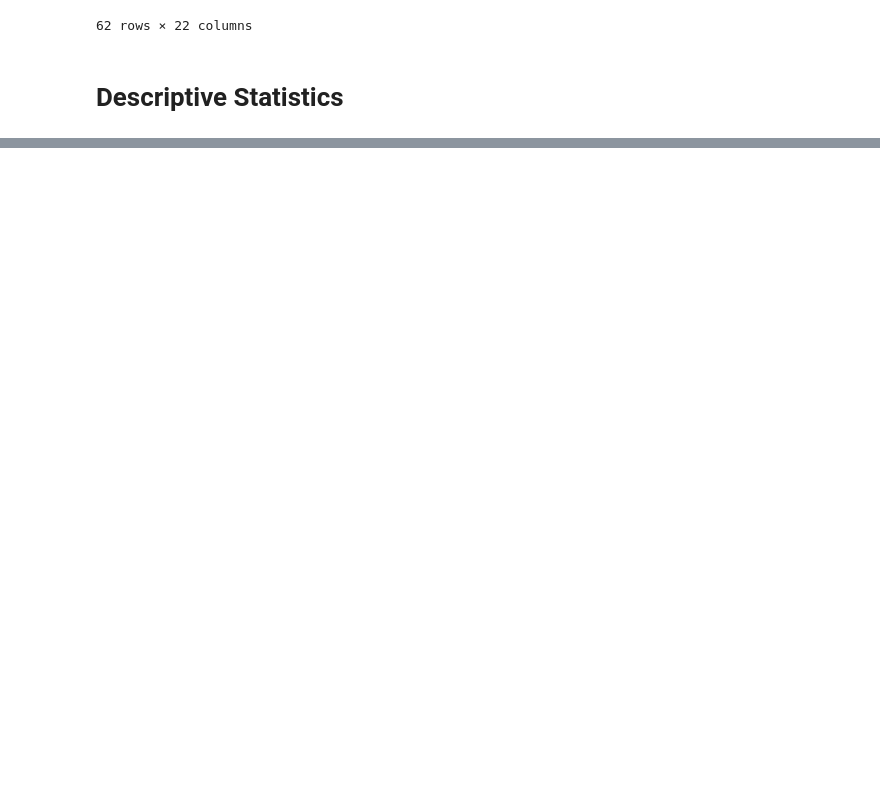
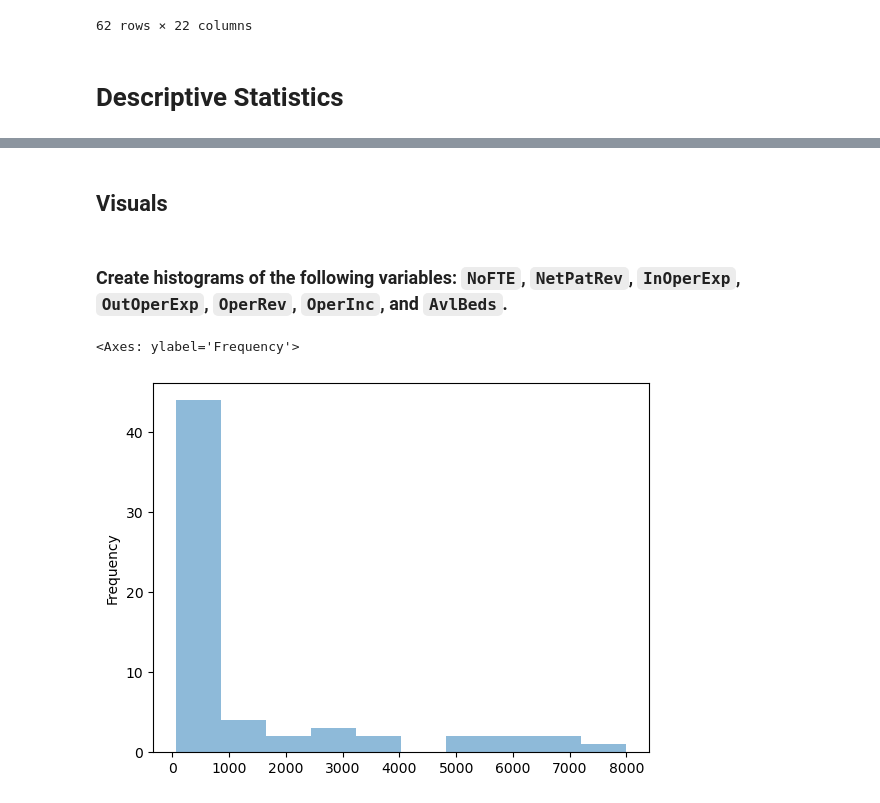
Before and after one commit to TheUltimateFishstick/week9labs, a Jupyter notebook: 09_Instructor_Lab_Morgan.ipynb, the cells around one changed output, grey strips where cells are left out. Drawn from its saved outputs; the diff is of its cells as text; code cells hidden in the pictures; blank space fills up the shorter version.

```diff
--- a/09_Instructor_Lab_Morgan.ipynb
+++ b/09_Instructor_Lab_Morgan.ipynb
@@ -229,0 +254,10 @@ Create some visuals to explore the data:
+# %% [markdown]
+## Visuals
+# %% [markdown]
+### Create histograms of the following variables: `NoFTE`, `NetPatRev`, `InOperExp`, `OutOperExp`, `OperRev`, `OperInc`, and `AvlBeds`.
+# %%
+# Histogram for 'NoFTE'.
+CH_Data_New['NoFTE'].plot.hist(alpha=0.5)
+# %% [output]
+<Axes: ylabel='Frequency'>
+[figure, added]
```
Also changed, not shown: parts of 39 cells of this notebook, 1 other file.
